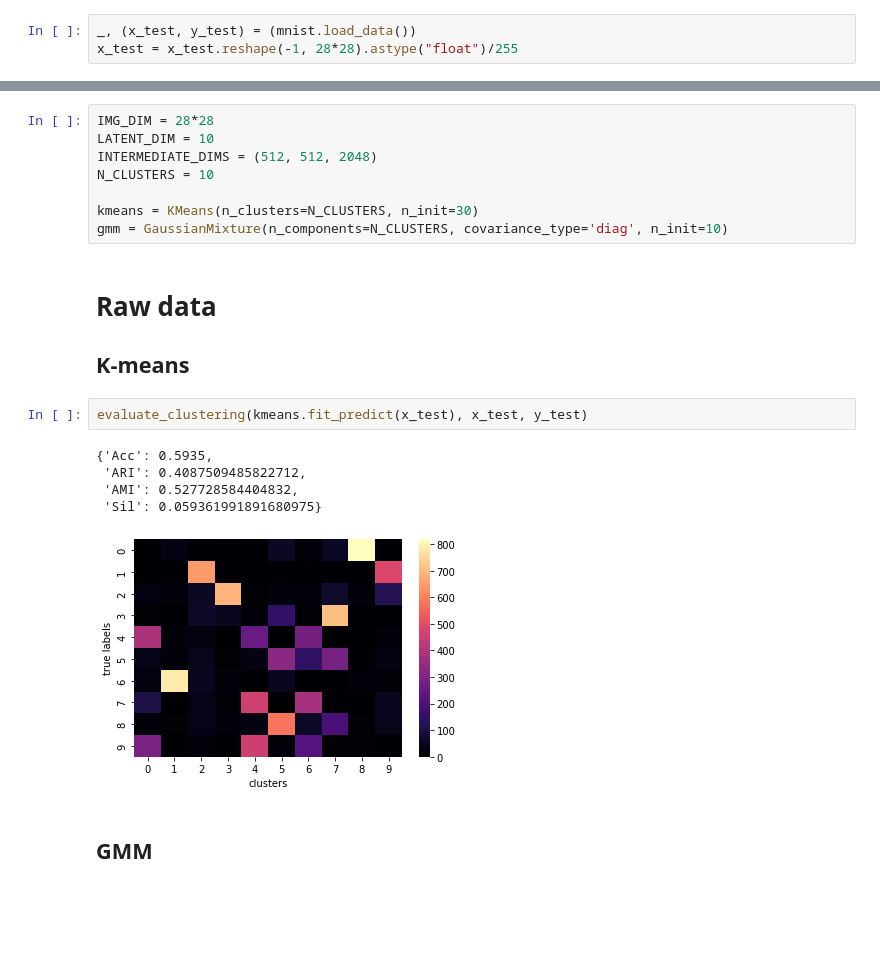
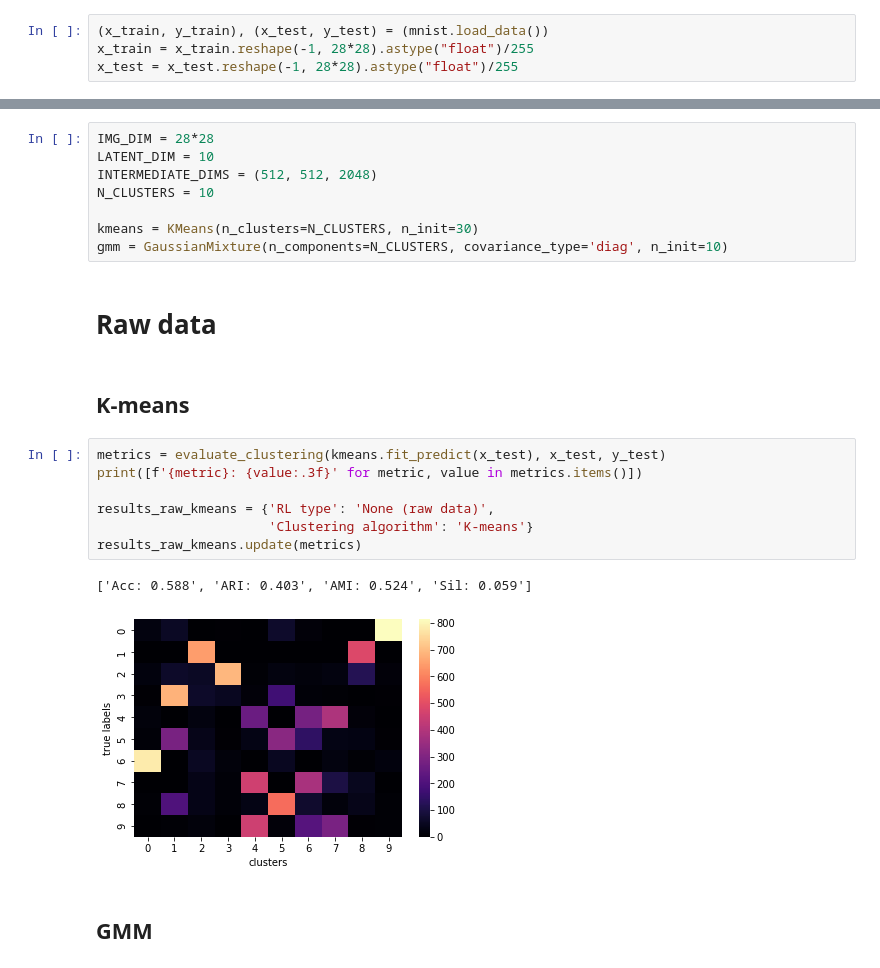
Before and after one commit to carlescn/MSc_bioinformatics_thesis, a Jupyter notebook: masters_thesis_models/results.ipynb, the cells around one changed output, grey strips where cells are left out. Saved outputs shown, nothing was run; the diff lists cells and outputs as text; blank space fills up the shorter version.

Commit message:
Add PCA results. Add results summary.

```diff
--- a/masters_thesis_models/results.ipynb
+++ b/masters_thesis_models/results.ipynb
@@ -12,7 +16,8 @@ from clustering_metrics import evaluate_model, evaluate_clustering
 # %% [markdown]
 ## Load the MNIST test dataset
 # %%
-_, (x_test, y_test) = (mnist.load_data())
+(x_train, y_train), (x_test, y_test) = (mnist.load_data())
+x_train = x_train.reshape(-1, 28*28).astype("float")/255
 x_test = x_test.reshape(-1, 28*28).astype("float")/255
 # %% [markdown]
 ## Define some parameters
@@ -26,14 +31,17 @@ kmeans = KMeans(n_clusters=N_CLUSTERS, n_init=30)
 gmm = GaussianMixture(n_components=N_CLUSTERS, covariance_type='diag', n_init=10)
 # %% [markdown]
 # Raw data
-## K-means
-# %%
-evaluate_clustering(kmeans.fit_predict(x_test), x_test, y_test)
-# %% [output]
-{'Acc': 0.5935,
- 'ARI': 0.4087509485822712,
- 'AMI': 0.527728584404832,
- 'Sil': 0.059361991891680975}
-[figure, removed]
+# %% [markdown]
+## K-means
+# %%
+metrics = evaluate_clustering(kmeans.fit_predict(x_test), x_test, y_test)
+print([f'{metric}: {value:.3f}' for metric, value in metrics.items()])
+
+results_raw_kmeans = {'RL type': 'None (raw data)',
+                      'Clustering algorithm': 'K-means'}
+results_raw_kmeans.update(metrics)
+# %% [output]
+['Acc: 0.588', 'ARI: 0.403', 'AMI: 0.524', 'Sil: 0.059']
+[figure, added]
 # %% [markdown]
 ## GMM
```
Also changed, not shown: parts of 44 cells of this notebook.
